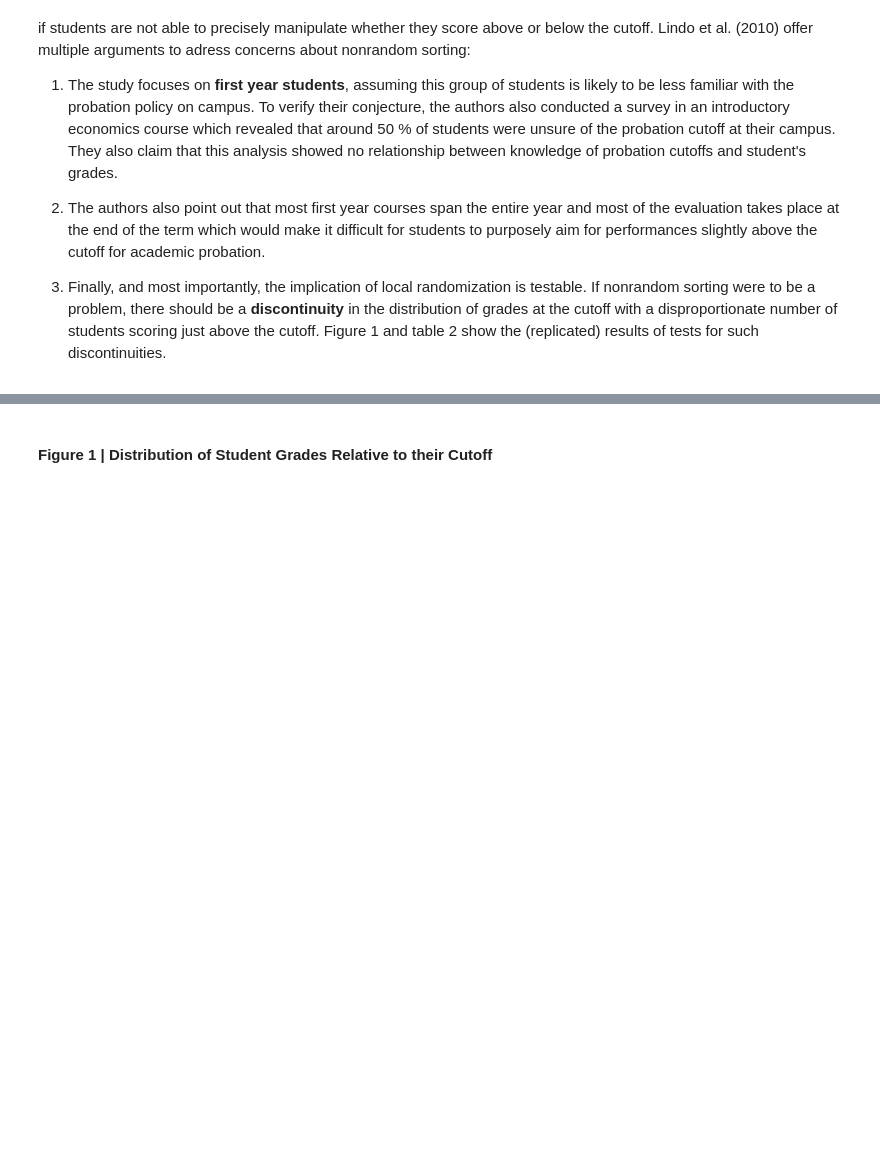
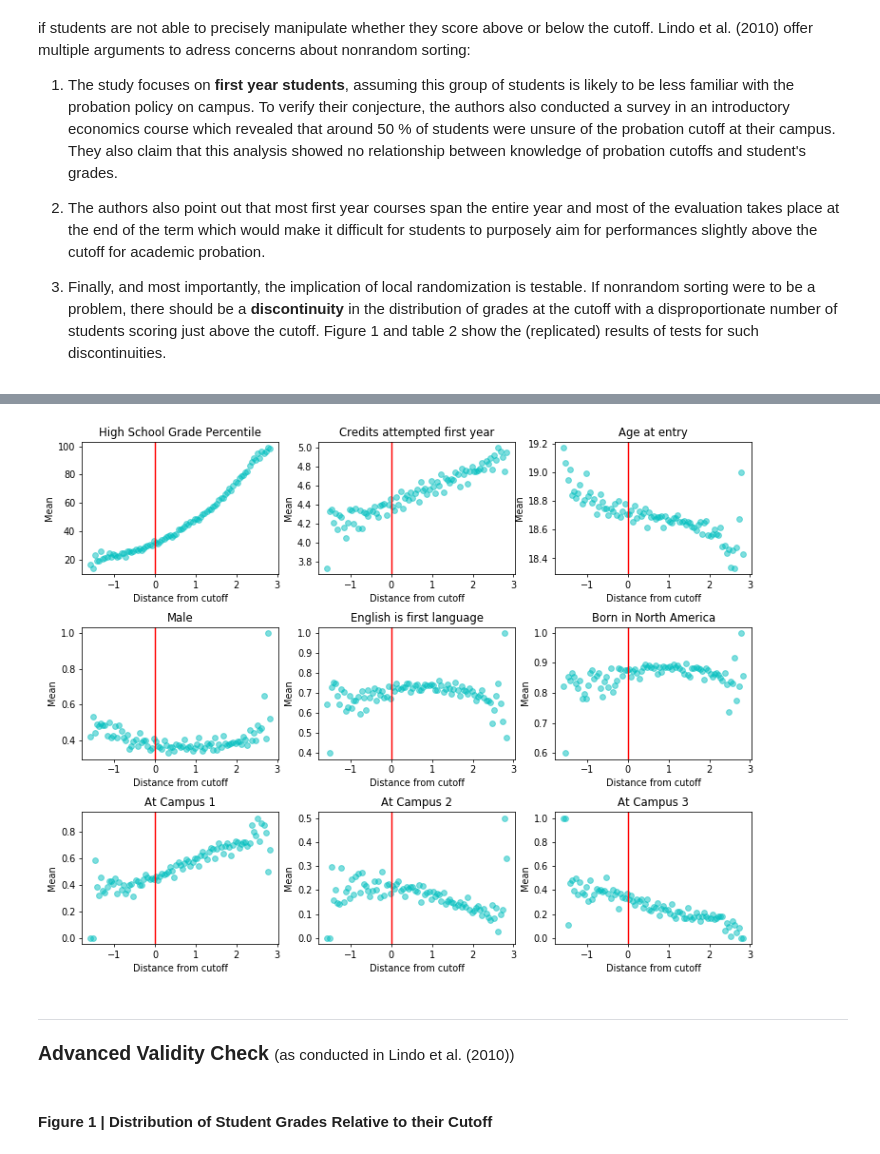
Before and after one commit to amageh/replication-performance-standards, a Jupyter notebook: project.ipynb, the cells around one changed output, grey strips where cells are left out. Drawn from its saved outputs; the diff is of its cells as text; code cells hidden in the pictures; blank space fills up the shorter version.

Commit message:
Added visual and descriptive validity check.

```diff
--- a/project.ipynb
+++ b/project.ipynb
@@ -225,0 +255,3 @@ For evaluating the effects of academic probation on subsequent student outcomes,
+# %%
+cov_descriptives = describe_covariates_at_cutoff(sample06,bandwidth=0.1)
+cov_descriptives
@@ -226,3 +273,11 @@ For evaluating the effects of academic probation on subsequent student outcomes,
+# %%
+plot_covariates(data=data, descriptive_table=cov_descriptives,bins = 'dist_from_cut_med05')
+# %% [output]
+[figure, added]
+# %% [markdown]
+---
+# %% [markdown]
+<span style=" font-size:1.3em;"> **Advanced Validity Check** </span> (as conducted in Lindo et al. (2010))
 # %% [markdown]
 #### Figure 1 | Distribution of Student Grades Relative to their Cutoff
 # %% [markdown]
```
Also changed, not shown: parts of 41 cells of this notebook, 2 other files.
